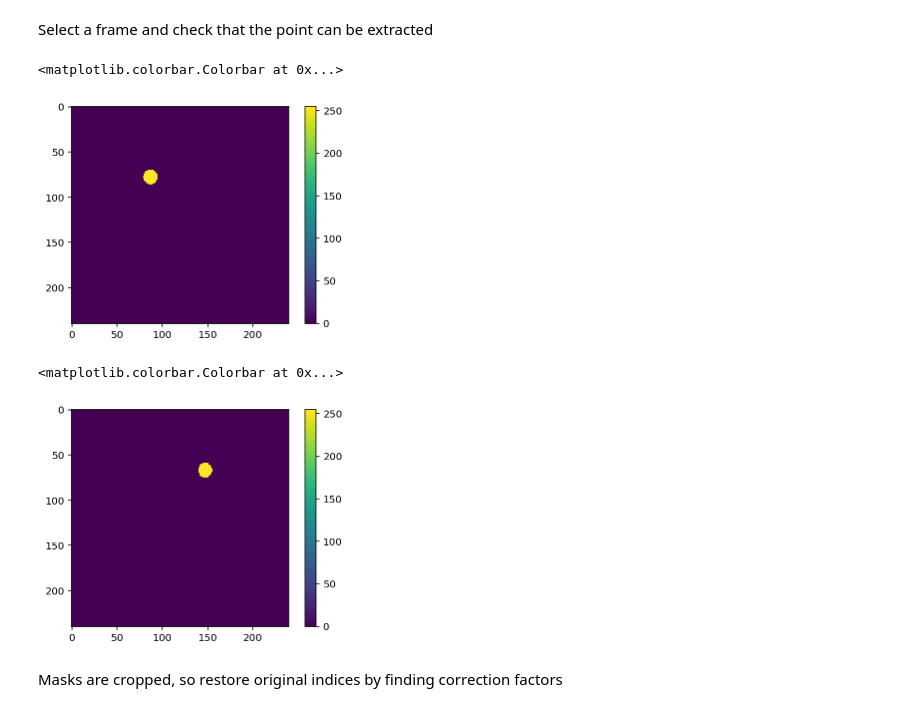
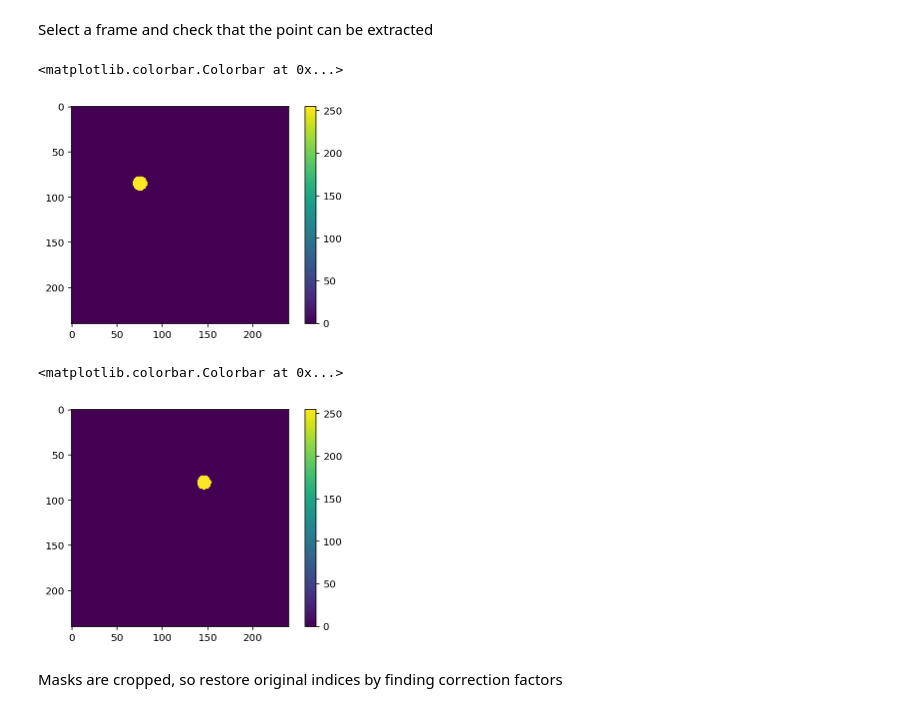
Before and after one commit to torjush/Strain_estimation, a Jupyter notebook: notebooks/01-load-mitral-points.ipynb, the cells around one changed output. Drawn from its saved outputs; the diff is of its cells as text; code cells hidden in the pictures.

```diff
--- a/notebooks/01-load-mitral-points.ipynb
+++ b/notebooks/01-load-mitral-points.ipynb
@@ -27,7 +27,7 @@ plt.rcParams['figure.figsize'] = (10, 10)
 # %% [markdown]
 Load paths to all of the data
 # %%
-data_path = '../data/processed'
+data_path = os.path.join(PROJ_ROOT, 'data/processed/ds_labeled')
 # %%
 h5files = [os.path.join(root, name)
            for root, dirs, files in os.walk(data_path)
@@ -124,6 +124,7 @@ png_right_paths
 # %% [markdown]
 Load a single sample to check
 # %%
-file_name = file_names[5]
+#file_name = file_names[5]
+file_name = 'I5EDSLO2'
 file_name
 # %% [output]
@@ -193,18 +194,18 @@ Select a frame and check that the point can be extracted
 # %%
 import skimage
 # %%
-frame_num = 12
+frame_num = 27
 # %%
 frame = video[frame_num, :, :]
 # %%
-frame_file = [f for f in png_left_files if f.split('/')[-1].split('_')[1] == str(frame_num)][0]
+frame_file = [f for f in png_left_files if f.split('/')[-1].split('_')[1] == str(frame_num + 1)][0]
 
 left_mask = skimage.io.imread(frame_file)
 plt.imshow(left_mask)
 plt.colorbar()
 # %% [output]
 <matplotlib.colorbar.Colorbar at 0x...>
-[figure, old version]
+[figure, new version]
 # %%
 frame_file = [f for f in png_right_files if f.split('/')[-1].split('_')[1] == str(frame_num)][0]
 
@@ -213,4 +214,4 @@ plt.imshow(right_mask)
 plt.colorbar()
 # %% [output]
 <matplotlib.colorbar.Colorbar at 0x...>
-[figure, old version]
+[figure, new version]
```
Also changed, not shown: parts of 19 cells of this notebook, 4 other files.
